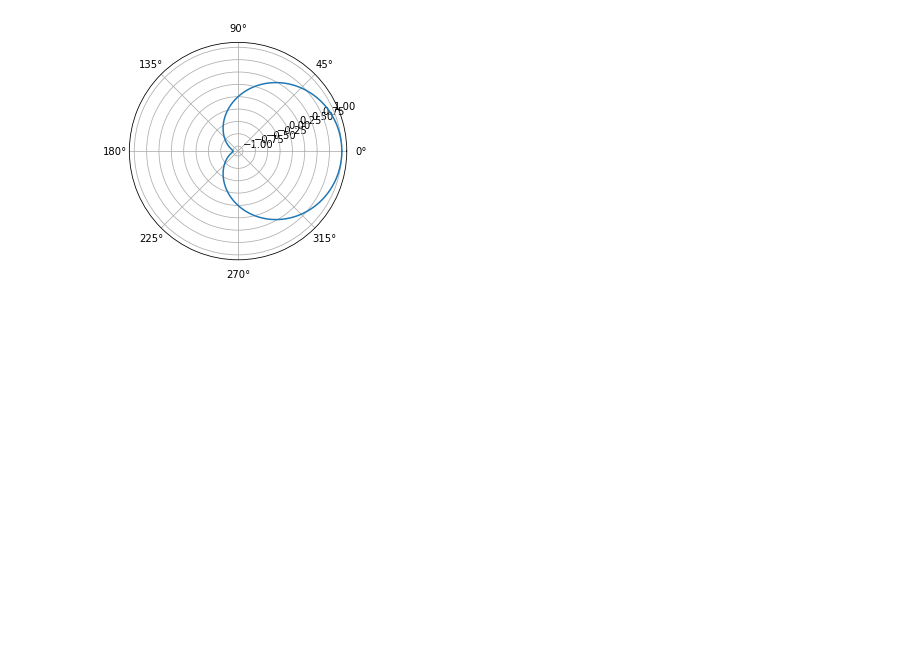
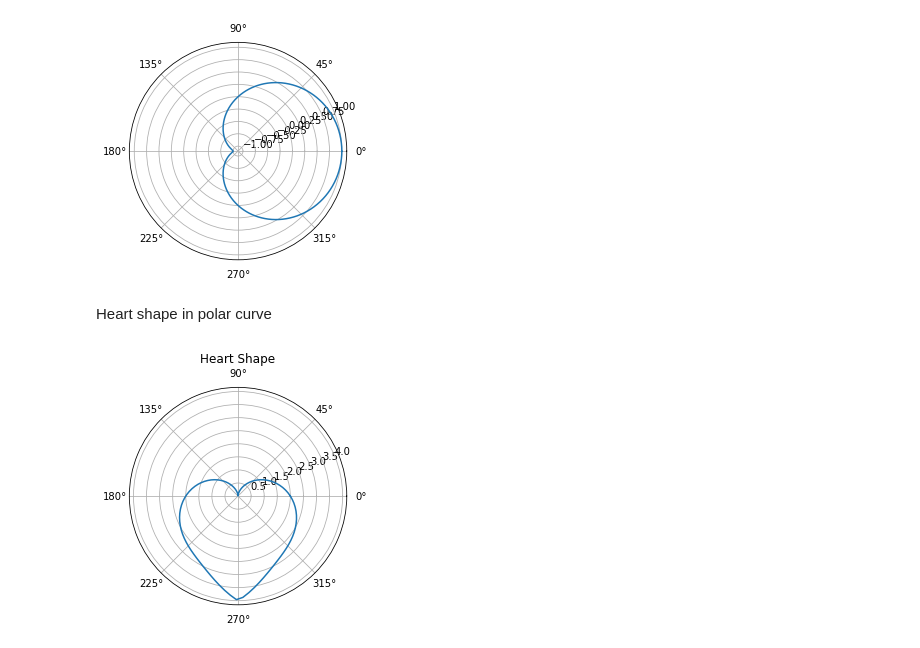
Before and after one commit to Rathees-Koneswarann/python-polar-plot, a Jupyter notebook: main.ipynb, the cells around one changed output. Cells and saved outputs as stored; diff of their text form; code cells hidden in the pictures; blank space fills up the shorter version.

Commit message:
Plot heart

```diff
--- a/main.ipynb
+++ b/main.ipynb
@@ -96,3 +97,20 @@ plt.plot(x, y)
 plt.show()
 # %% [output]
 [figure]
+# %% [markdown]
+Heart shape in polar curve
+# %%
+# setting the axes projection as polar
+plt.axes(projection = 'polar')
+
+# Creating equally spaced 100 data in range 0 to 2*pi
+x = np.linspace(0, 2 * np.pi, 100)
+
+y = 2 - 2*np.sin(x) + np.sin(x)*(np.abs(np.cos(x)))/(np.sin(x) + 1.4)
+
+# Plotting
+plt.plot(x, y)
+plt.title('Heart Shape')
+plt.show()
+# %% [output]
+[figure, added]
```
Also changed, not shown: parts of 1 cell of this notebook.
